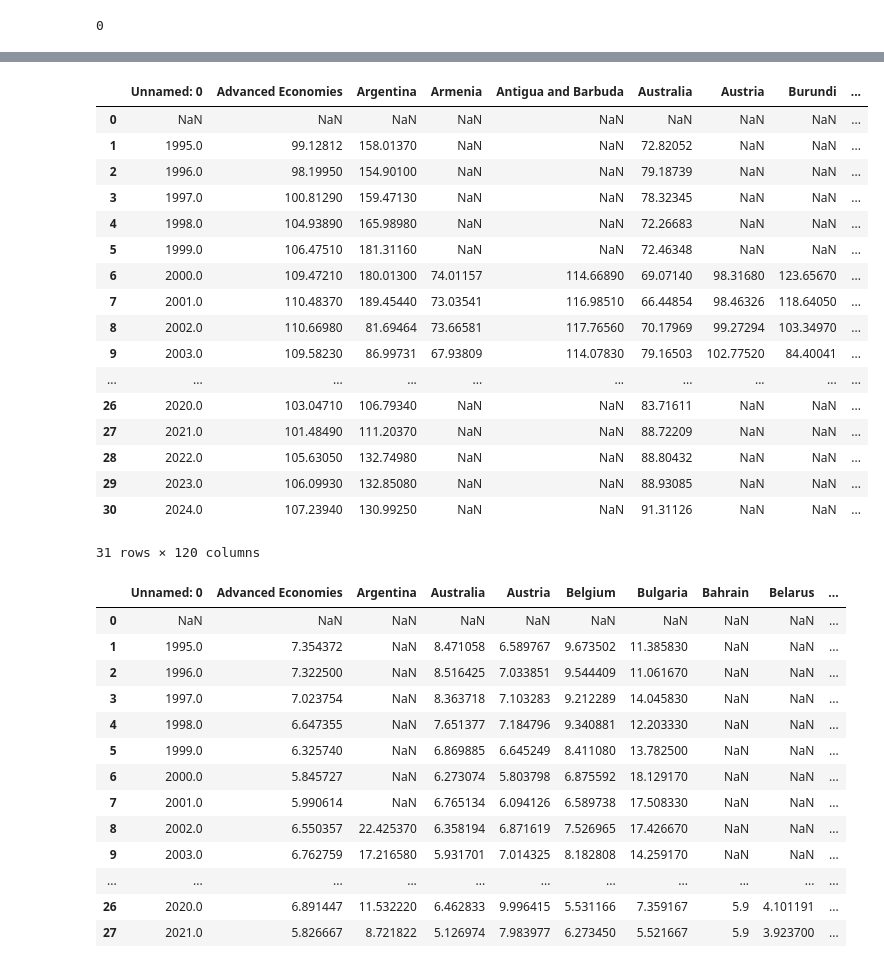
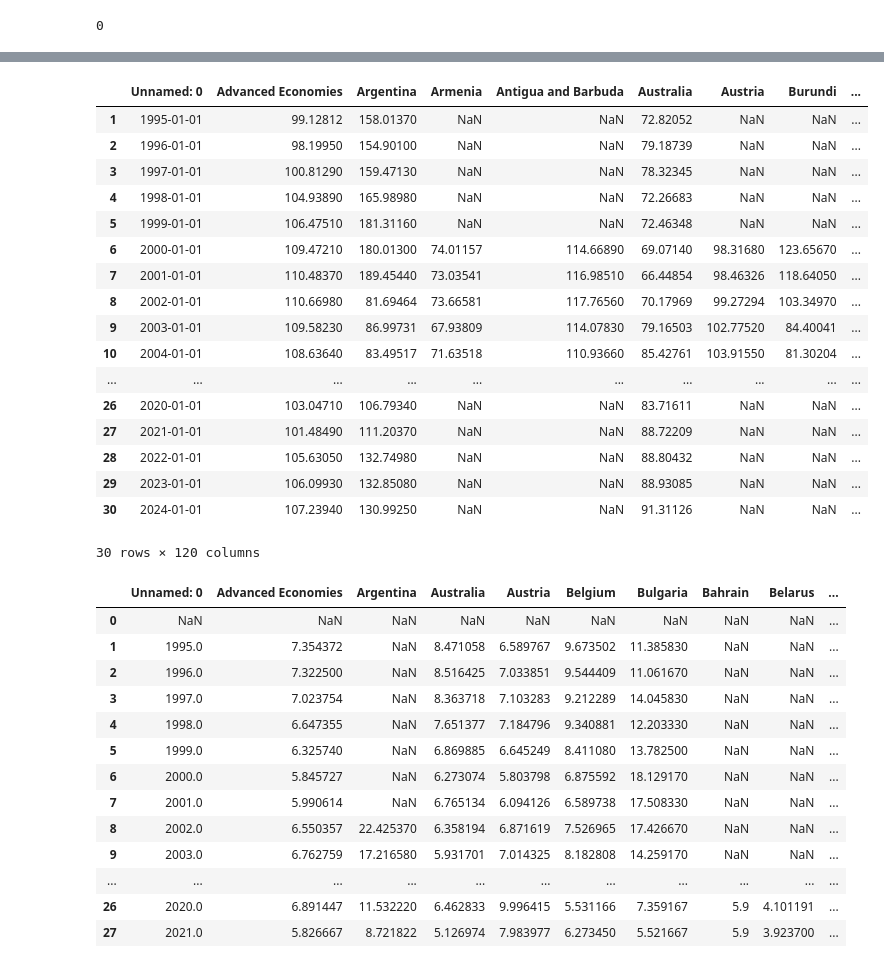
Before and after one commit to algolimit/sp500, a Jupyter notebook: sp500.ipynb, the cells around one changed output, grey strips where cells are left out. Saved outputs shown, nothing was run; the diff lists cells and outputs as text; code cells hidden in the pictures.

```diff
--- a/sp500.ipynb
+++ b/sp500.ipynb
@@ -149,27 +160,32 @@ eventsdf
 # %%
 sp500df.to_csv("SP500_Dataset")
 eventsdf.to_csv("Events_Dataset")
-# %%
-real_effective_df = pd.read_excel("Real Effective Exchange Rate.xlsx")
-real_effective_df
-# %% [output]
-|  | Unnamed: 0 | Advanced Economies | Argentina | Armenia | Antigua and Barbuda | Australia | Austria | Burundi | ... |
-| 0 | NaN | NaN | NaN | NaN | NaN | NaN | NaN | NaN | ... |
-| 1 | 1995.0 | 99.12812 | 158.01370 | NaN | NaN | 72.82052 | NaN | NaN | ... |
-| 2 | 1996.0 | 98.19950 | 154.90100 | NaN | NaN | 79.18739 | NaN | NaN | ... |
-| 3 | 1997.0 | 100.81290 | 159.47130 | NaN | NaN | 78.32345 | NaN | NaN | ... |
-| 4 | 1998.0 | 104.93890 | 165.98980 | NaN | NaN | 72.26683 | NaN | NaN | ... |
-| 5 | 1999.0 | 106.47510 | 181.31160 | NaN | NaN | 72.46348 | NaN | NaN | ... |
-| 6 | 2000.0 | 109.47210 | 180.01300 | 74.01157 | 114.66890 | 69.07140 | 98.31680 | 123.65670 | ... |
-| 7 | 2001.0 | 110.48370 | 189.45440 | 73.03541 | 116.98510 | 66.44854 | 98.46326 | 118.64050 | ... |
-| 8 | 2002.0 | 110.66980 | 81.69464 | 73.66581 | 117.76560 | 70.17969 | 99.27294 | 103.34970 | ... |
-| 9 | 2003.0 | 109.58230 | 86.99731 | 67.93809 | 114.07830 | 79.16503 | 102.77520 | 84.40041 | ... |
-| ... | ... | ... | ... | ... | ... | ... | ... | ... | ... |
-| 26 | 2020.0 | 103.04710 | 106.79340 | NaN | NaN | 83.71611 | NaN | NaN | ... |
-| 27 | 2021.0 | 101.48490 | 111.20370 | NaN | NaN | 88.72209 | NaN | NaN | ... |
-| 28 | 2022.0 | 105.63050 | 132.74980 | NaN | NaN | 88.80432 | NaN | NaN | ... |
-| 29 | 2023.0 | 106.09930 | 132.85080 | NaN | NaN | 88.93085 | NaN | NaN | ... |
-| 30 | 2024.0 | 107.23940 | 130.99250 | NaN | NaN | 91.31126 | NaN | NaN | ... |
-31 rows × 120 columns
+# %%
+real_effective_df = pd.read_excel("Real Effective Exchange Rate.xlsx")
+real_effective_df = real_effective_df.drop(real_effective_df.index[0])
+
+real_effective_df["Unnamed: 0"] = real_effective_df["Unnamed: 0"].astype(int)
+
+real_effective_df["Unnamed: 0"] = pd.to_datetime(real_effective_df["Unnamed: 0"], format="%Y")
+real_effective_df
+# %% [output]
+|  | Unnamed: 0 | Advanced Economies | Argentina | Armenia | Antigua and Barbuda | Australia | Austria | Burundi | ... |
+| 1 | 1995-01-01 | 99.12812 | 158.01370 | NaN | NaN | 72.82052 | NaN | NaN | ... |
+| 2 | 1996-01-01 | 98.19950 | 154.90100 | NaN | NaN | 79.18739 | NaN | NaN | ... |
+| 3 | 1997-01-01 | 100.81290 | 159.47130 | NaN | NaN | 78.32345 | NaN | NaN | ... |
+| 4 | 1998-01-01 | 104.93890 | 165.98980 | NaN | NaN | 72.26683 | NaN | NaN | ... |
+| 5 | 1999-01-01 | 106.47510 | 181.31160 | NaN | NaN | 72.46348 | NaN | NaN | ... |
+| 6 | 2000-01-01 | 109.47210 | 180.01300 | 74.01157 | 114.66890 | 69.07140 | 98.31680 | 123.65670 | ... |
+| 7 | 2001-01-01 | 110.48370 | 189.45440 | 73.03541 | 116.98510 | 66.44854 | 98.46326 | 118.64050 | ... |
+| 8 | 2002-01-01 | 110.66980 | 81.69464 | 73.66581 | 117.76560 | 70.17969 | 99.27294 | 103.34970 | ... |
+| 9 | 2003-01-01 | 109.58230 | 86.99731 | 67.93809 | 114.07830 | 79.16503 | 102.77520 | 84.40041 | ... |
+| 10 | 2004-01-01 | 108.63640 | 83.49517 | 71.63518 | 110.93660 | 85.42761 | 103.91550 | 81.30204 | ... |
+| ... | ... | ... | ... | ... | ... | ... | ... | ... | ... |
+| 26 | 2020-01-01 | 103.04710 | 106.79340 | NaN | NaN | 83.71611 | NaN | NaN | ... |
+| 27 | 2021-01-01 | 101.48490 | 111.20370 | NaN | NaN | 88.72209 | NaN | NaN | ... |
+| 28 | 2022-01-01 | 105.63050 | 132.74980 | NaN | NaN | 88.80432 | NaN | NaN | ... |
+| 29 | 2023-01-01 | 106.09930 | 132.85080 | NaN | NaN | 88.93085 | NaN | NaN | ... |
+| 30 | 2024-01-01 | 107.23940 | 130.99250 | NaN | NaN | 91.31126 | NaN | NaN | ... |
+30 rows × 120 columns
 # %%
 real_effective_df = real_effective_df[["Unnamed: 0", "Advanced Economies"]]
```
Also changed, not shown: parts of 8 cells of this notebook, 40 other files.
